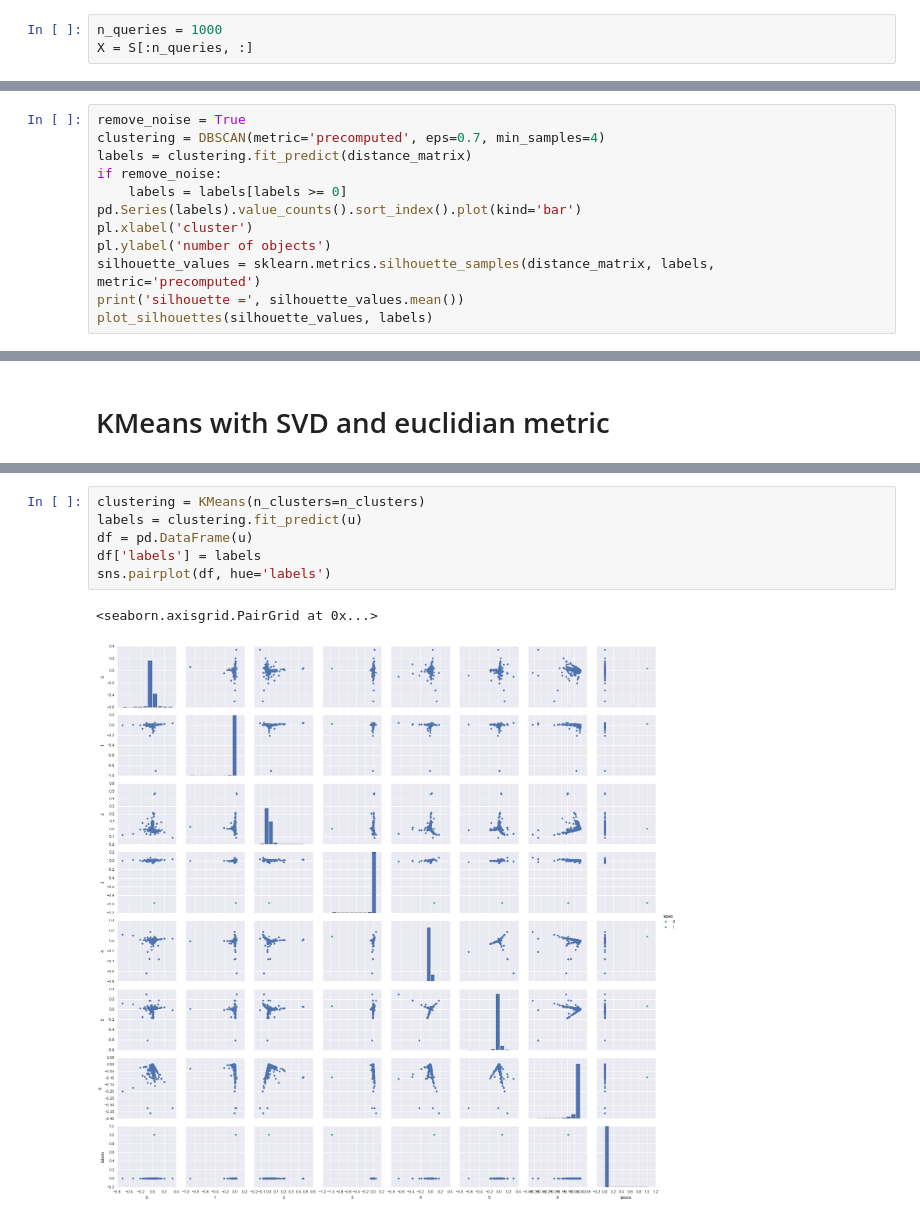
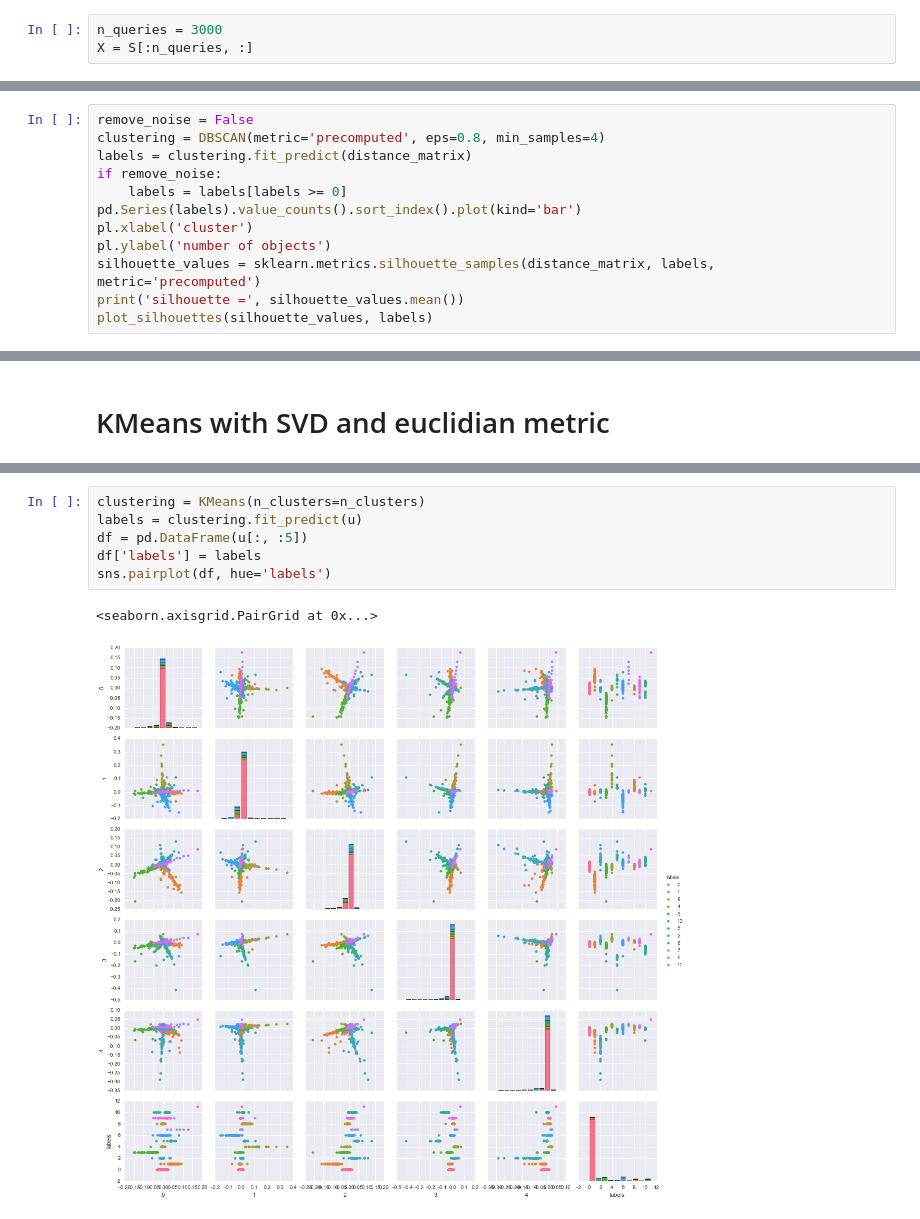
Before and after one commit to shayakhmetov/rank_corr_clustering, a Jupyter notebook: main.ipynb, the cells around one changed output, grey strips where cells are left out. Drawn from its saved outputs; the diff is of its cells as text.

Commit message:
3000 queries

```diff
--- a/main.ipynb
+++ b/main.ipynb
@@ -120,7 +120,7 @@ def kendalltau_distance(x, y):
         tau, pvalue = scipy.stats.kendalltau(vector_x, vector_y)
     return 2 - tau - intersection_size/np.max([x.data.shape[0], y.data.shape[0]])
 # %%
-n_queries = 1000
+n_queries = 3000
 X = S[:n_queries, :]
 # %%
 %prun distance_matrix = sklearn.metrics.pairwise_distances(X, metric=kendalltau_distance)
@@ -161,8 +164,8 @@ def plot_silhouettes(silhouette_values, labels):
         y_lower = y_upper + 10
     pl.axvline(x=silhouette_values.mean(), color="red", linestyle="--")
 # %%
-remove_noise = True
-clustering = DBSCAN(metric='precomputed', eps=0.7, min_samples=4)
+remove_noise = False
+clustering = DBSCAN(metric='precomputed', eps=0.8, min_samples=4)
 labels = clustering.fit_predict(distance_matrix)
 if remove_noise:
     labels = labels[labels >= 0]
@@ -233,9 +241,9 @@ plot_silhouettes(silhouette_values, labels)
 # %%
 clustering = KMeans(n_clusters=n_clusters)
 labels = clustering.fit_predict(u)
-df = pd.DataFrame(u)
+df = pd.DataFrame(u[:, :5])
 df['labels'] = labels
 sns.pairplot(df, hue='labels')
 # %% [output]
 <seaborn.axisgrid.PairGrid at 0x...>
-[figure, old version]
+[figure, new version]
```
Also changed, not shown: parts of 10 cells of this notebook.
